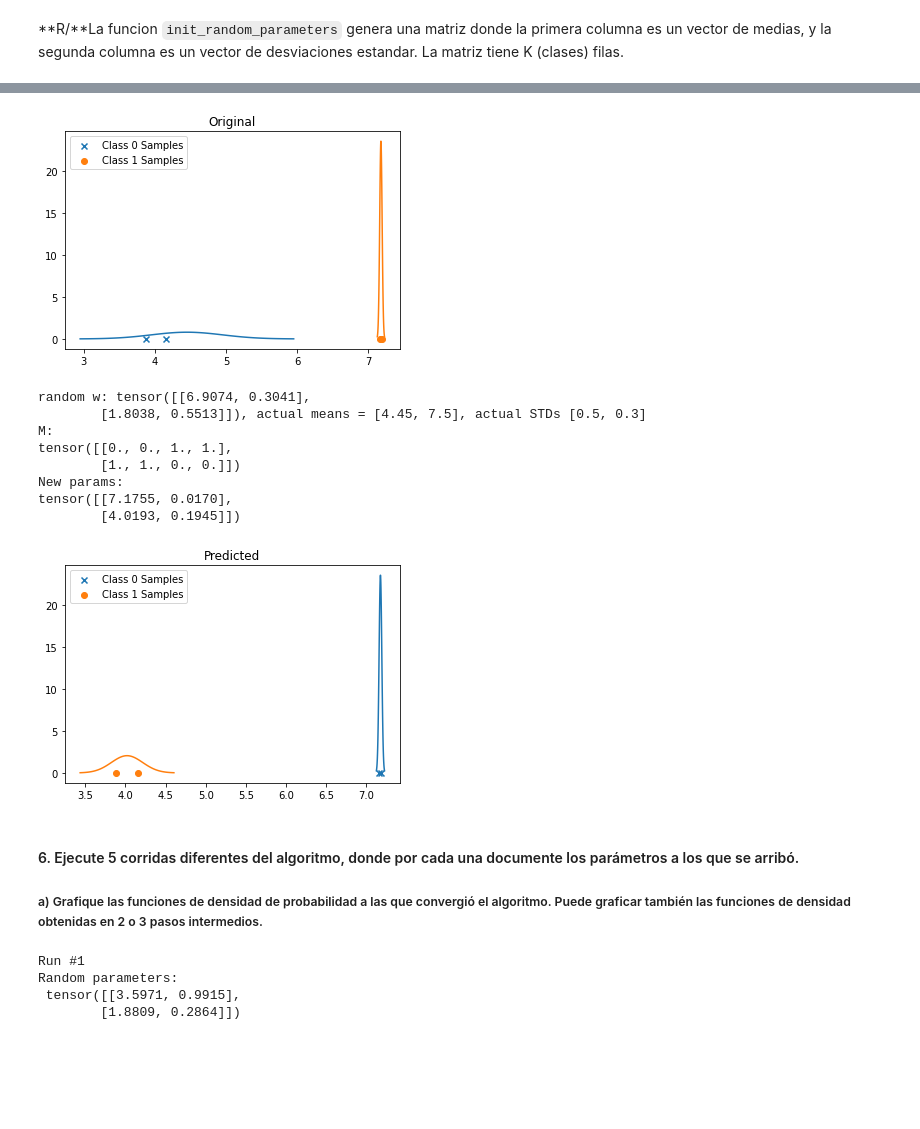
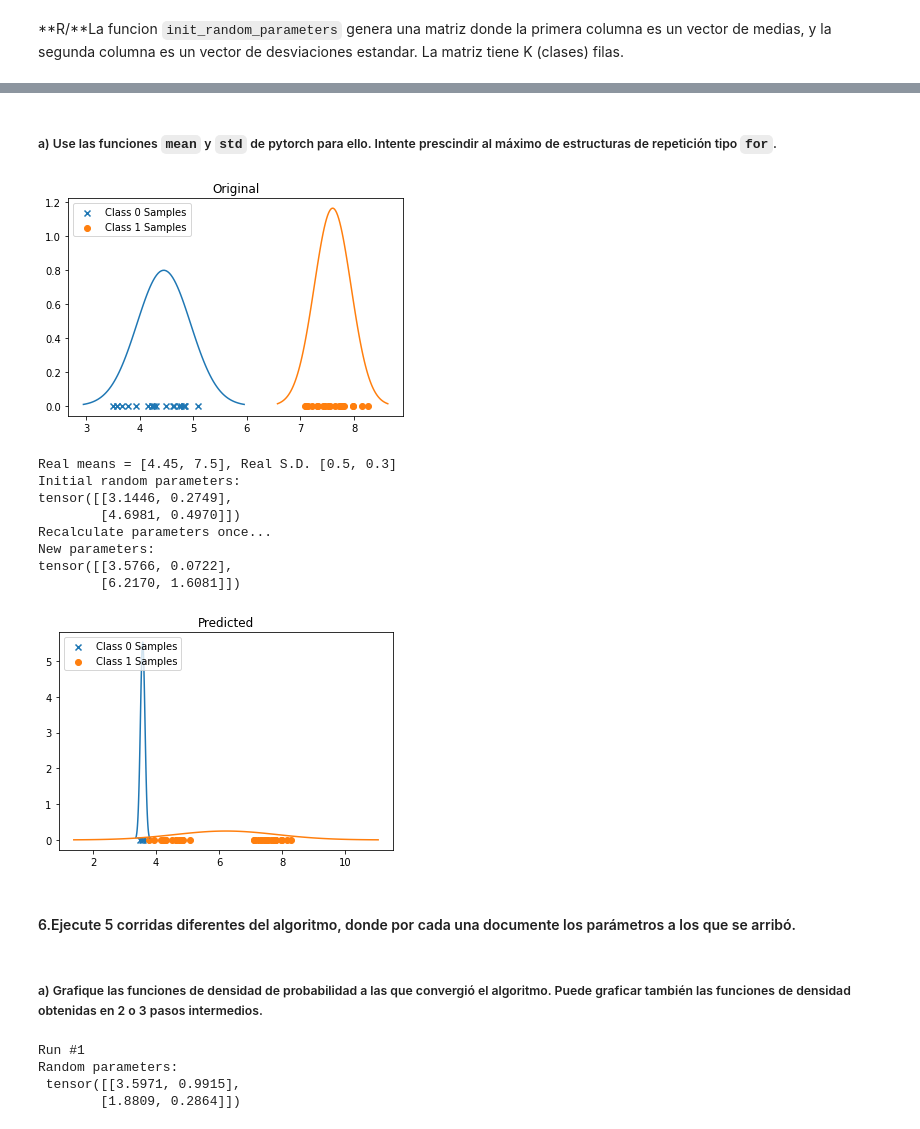
Before and after one commit to evillag/TEC_DL_II-2022, a Jupyter notebook: TP0/TP0_MaximaVerosimilitud_IBVOEV.ipynb, the cells around one changed output, grey strips where cells are left out. Cells and saved outputs as stored; diff of their text form; code cells hidden in the pictures; blank space fills up the shorter version.

```diff
--- a/TP0/TP0_MaximaVerosimilitud_IBVOEV.ipynb
+++ b/TP0/TP0_MaximaVerosimilitud_IBVOEV.ipynb
@@ -395,3 +391,5 @@ tensor([[1., 1., 1., 1., 1., 1., 1., 1., 1., 1., 0., 0., 0., 0., 0., 0., 0., 0.,
+# %% [markdown]
+##### a) Use las funciones `mean` y `std` de pytorch para ello. Intente prescindir al máximo de estructuras de repetición tipo `for`.
 # %%
 def recalculate_parameters(X_dataset, Membership_data):
   """ La funcion std de Pytorch se indefine si en el tensor resultante solo
@@ -417,38 +415,39 @@ def recalculate_parameters(X_dataset, Membership_data):
 # %%
 # test
 means = [4.45, 7.5]
 stds = [0.5, 0.3]
 K = 2
-targets_all, samples_all = generate_data(N = 4, K = K, means = means,
+targets_all, samples_all = generate_data(N = 40, K = K, means = means,
                                          stds = stds)
 plot_sample_data(samples_all, targets_all, K=K, means = means, stds = stds,
                  title=f"Original")
 
 w_random = init_random_parameters(2, 10)
-print(f'random w: {w_random}, actual means = {means}, actual STDs {stds}')
+print(f'Real means = {means}, Real S.D. {stds}')
+print(f'Initial random parameters:\n{w_random}')
 M = calculate_membership_dataset(samples_all, w_random)
-print(f'M:\n{M.T}')
-
+#print(f'M:\n{M.T}')
+print("Recalculate parameters once...")
 w = recalculate_parameters(samples_all, M)
-print(f'New params:\n{w}')
+print(f'New parameters:\n{w}')
 predicted = torch.zeros(samples_all.shape)
 predicted[M[:,1] == 1] = 1
 plot_sample_data(samples_all, predicted, K=K,
                  title=f"Predicted")
 # %% [output]
-[figure, old version]
+[figure, new version]
-random w: tensor([[6.9074, 0.3041],
-        [1.8038, 0.5513]]), actual means = [4.45, 7.5], actual STDs [0.5, 0.3]
-M:
-tensor([[0., 0., 1., 1.],
-        [1., 1., 0., 0.]])
-New params:
-tensor([[7.1755, 0.0170],
-        [4.0193, 0.1945]])
+Real means = [4.45, 7.5], Real S.D. [0.5, 0.3]
+Initial random parameters:
+tensor([[3.1446, 0.2749],
+        [4.6981, 0.4970]])
+Recalculate parameters once...
+New parameters:
+tensor([[3.5766, 0.0722],
+        [6.2170, 1.6081]])
-[figure, old version]
+[figure, new version]
+# %% [markdown]
+#### 6.Ejecute 5 corridas diferentes del algoritmo, donde por cada una documente los parámetros a los que se arribó.
 # %% [markdown]
-#### 6. Ejecute 5 corridas diferentes del algoritmo, donde por cada una documente los parámetros a los que se arribó.
-
 ##### a) Grafique las funciones de densidad de probabilidad a las que convergió el algoritmo. Puede graficar también las funciones de densidad obtenidas en 2 o 3 pasos intermedios.
 # %%
 means = [1.45, 12.5]
```
Also changed, not shown: parts of 27 cells of this notebook.
